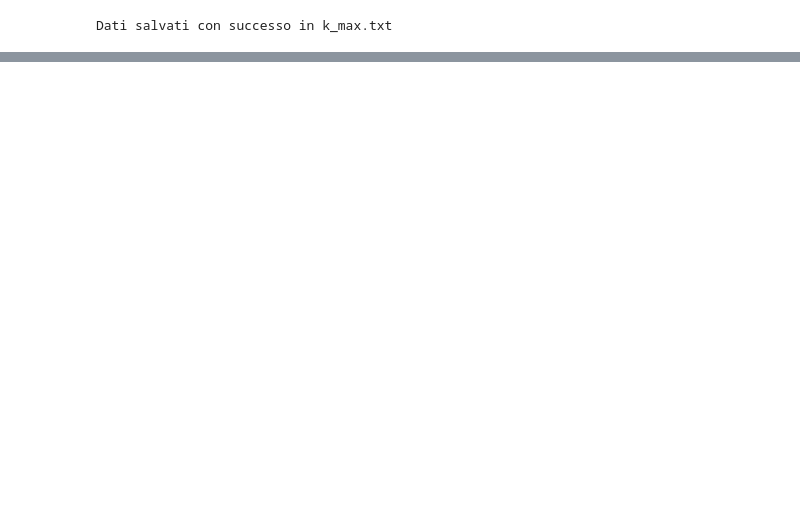
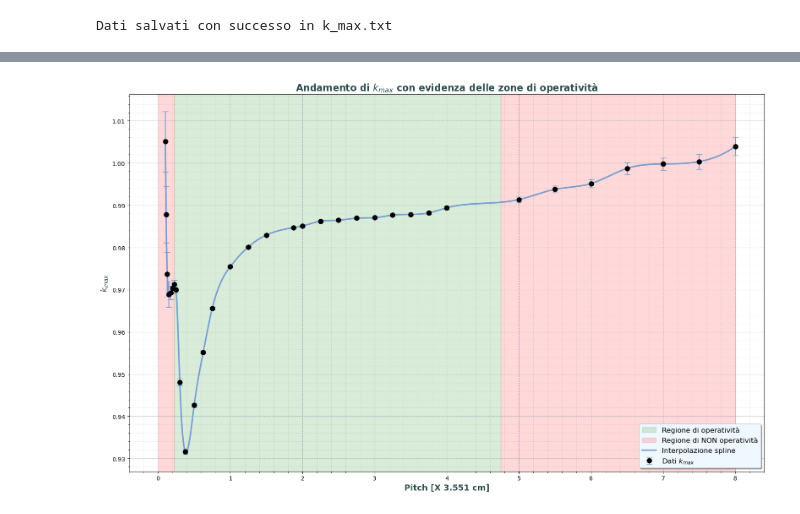
Before and after one commit to oblivion0218/Tesi-Magistrale, a Jupyter notebook: Open MC/reattore_5/auto/analisi.ipynb, the cells around one changed output, grey strips where cells are left out. Drawn from its saved outputs; the diff is of its cells as text; code cells hidden in the pictures; blank space fills up the shorter version.

```diff
--- a/Open MC/reattore_5/auto/analisi.ipynb
+++ b/Open MC/reattore_5/auto/analisi.ipynb
@@ -345,0 +302,44 @@ plt.show()
+# %%
+
+import numpy as np
+import matplotlib.pyplot as plt
+from scipy.interpolate import make_interp_spline
+from matplotlib.ticker import AutoMinorLocator
+
+# Assicurati che i dati siano definiti (x_sorted, y_sorted, err_sorted, x_smooth, y_smooth)
+# Generazione del Plot
+fig, ax = plt.subplots(figsize=(16, 10))
+
+# --- Definizione delle Regioni ---
+# Sfondo verde per l'intervallo specificato [0.375, 4.75]
+ax.axvspan(0.225, 4.75, color='green', alpha=0.15, label='Regione di operatività')
+
+# Sfondi rossi per le zone esterne
+ax.axvspan(0, 0.225, color='red', alpha=0.15, label='Regione di NON operatività')
+ax.axvspan(4.75, 8, color='red', alpha=0.15)
+
+# --- Plot dei Dati ---
+# Plot curva smooth
+ax.plot(x_smooth, y_smooth, '-', color='#789DD1', linewidth=2.5, label='Interpolazione spline', zorder=3)
+
+# Plot punti sperimentali con barre d'errore
+ax.errorbar(x_sorted, y_sorted, yerr=err_sorted, fmt='o', color='#000000',
+            ecolor='#789DD1', capsize=5, markersize=8, label='Dati $k_{max}$', zorder=4)
+
+# --- Formattazione e Stile ---
+ax.set_xlabel('Pitch [X 3.551 cm]', fontsize=14, fontweight='bold', color='#2F4F4F')
+ax.set_ylabel('$k_{max}$', fontsize=14, fontweight='bold', color='#2F4F4F')
+ax.set_title('Andamento di $k_{max}$ con evidenza delle zone di operatività', fontsize=16, fontweight='bold', color='#2F4F4F')
+
+# Griglia e Tick
+ax.minorticks_on()
+ax.grid(which='major', linestyle='--', alpha=0.6, color='#778899')
+ax.grid(which='minor', linestyle=':', alpha=0.3, color='#778899')
+
+# Legenda (Stile richiesto)
+ax.legend(loc='best', frameon=True, shadow=True, fontsize=12, facecolor='#F0F8FF')
+
+plt.tight_layout()
+plt.show()
+# %% [output]
+[figure, added]
```
Also changed, not shown: parts of 3 cells of this notebook, 4 other files.
